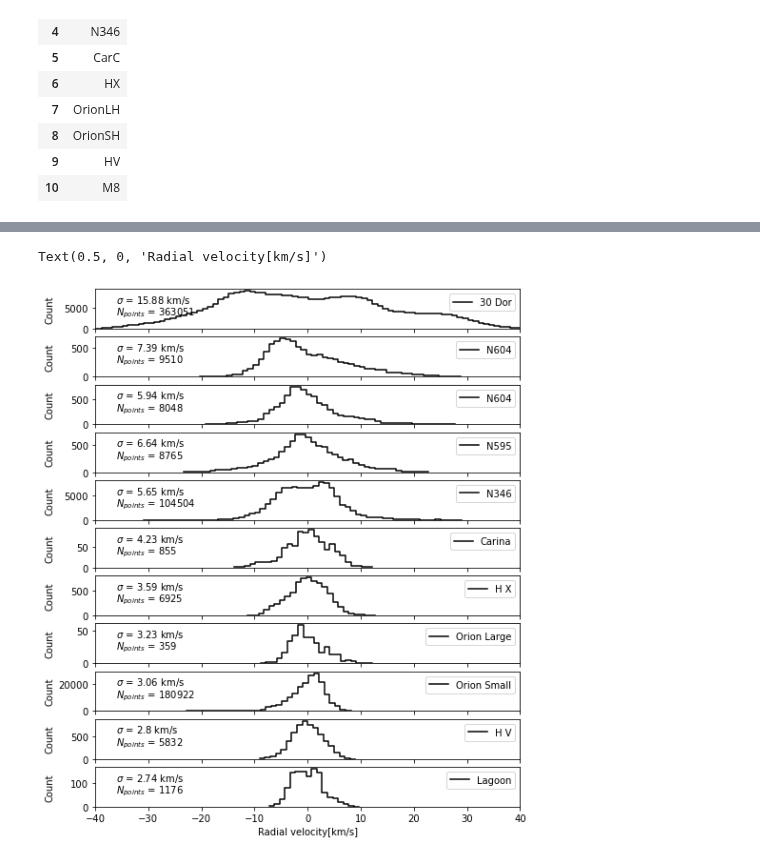
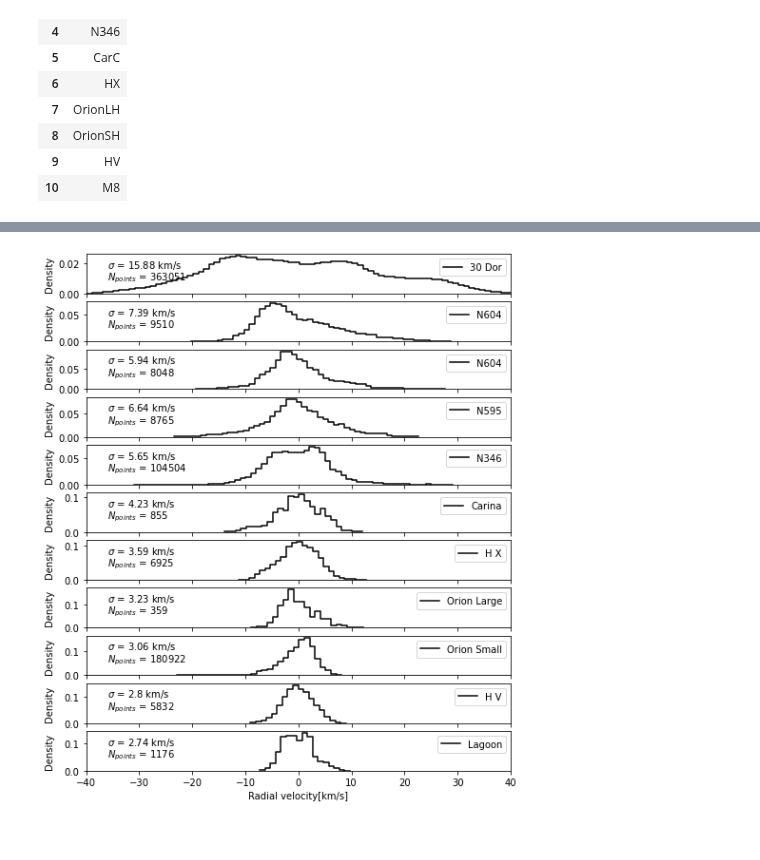
Before and after one commit to JavGVastro/PhD.Paper, a Jupyter notebook: VFs.ipynb, the cells around one changed output, grey strips where cells are left out. Saved outputs shown, nothing was run; the diff lists cells and outputs as text; code cells hidden in the pictures.

Commit message:
Histogram

```diff
--- a/VFs.ipynb
+++ b/VFs.ipynb
@@ -57,19 +57,18 @@ for i in range(len(samples)):
 # %%
 fig, axes = plt.subplots(len(samples), 1, figsize=(8, 10), sharex=True)
 #fig.suptitle('PDFs')
 
 for i in range(len(samples)):
     sns.histplot(ax=axes[i],data=Results[samples[0][i]],
-                 x="RVhist", binwidth=1, element="step", fill=False, label=str(Names[i]),  color='k',)
+                 x="RVhist", binwidth=1, element="step", fill=False, label=str(Names[i]),  color='k', stat='density')
     axes[i].text(.05, .65,'$\sigma$ = ' + str(np.round(Results[samples[0][i]].RV.std(),2))+ ' km/s',  color='k', transform=axes[i].transAxes)
     axes[i].text(.05, .35,'$N_{points}$ = '+ str(Results[samples[0][i]].RV.count()),  color='k', transform=axes[i].transAxes)
     axes[i].legend()
 
 fig.align_labels()
 plt.xlim(-40,40)
 plt.xlabel('Radial velocity[km/s]')
 
 #plt.savefig('Imgs//Hist.pdf', bbox_inches='tight')
 # %% [output]
-Text(0.5, 0, 'Radial velocity[km/s]')
-[figure, old version]
+[figure, new version]
```
Also changed, not shown: parts of 1 cell of this notebook.
